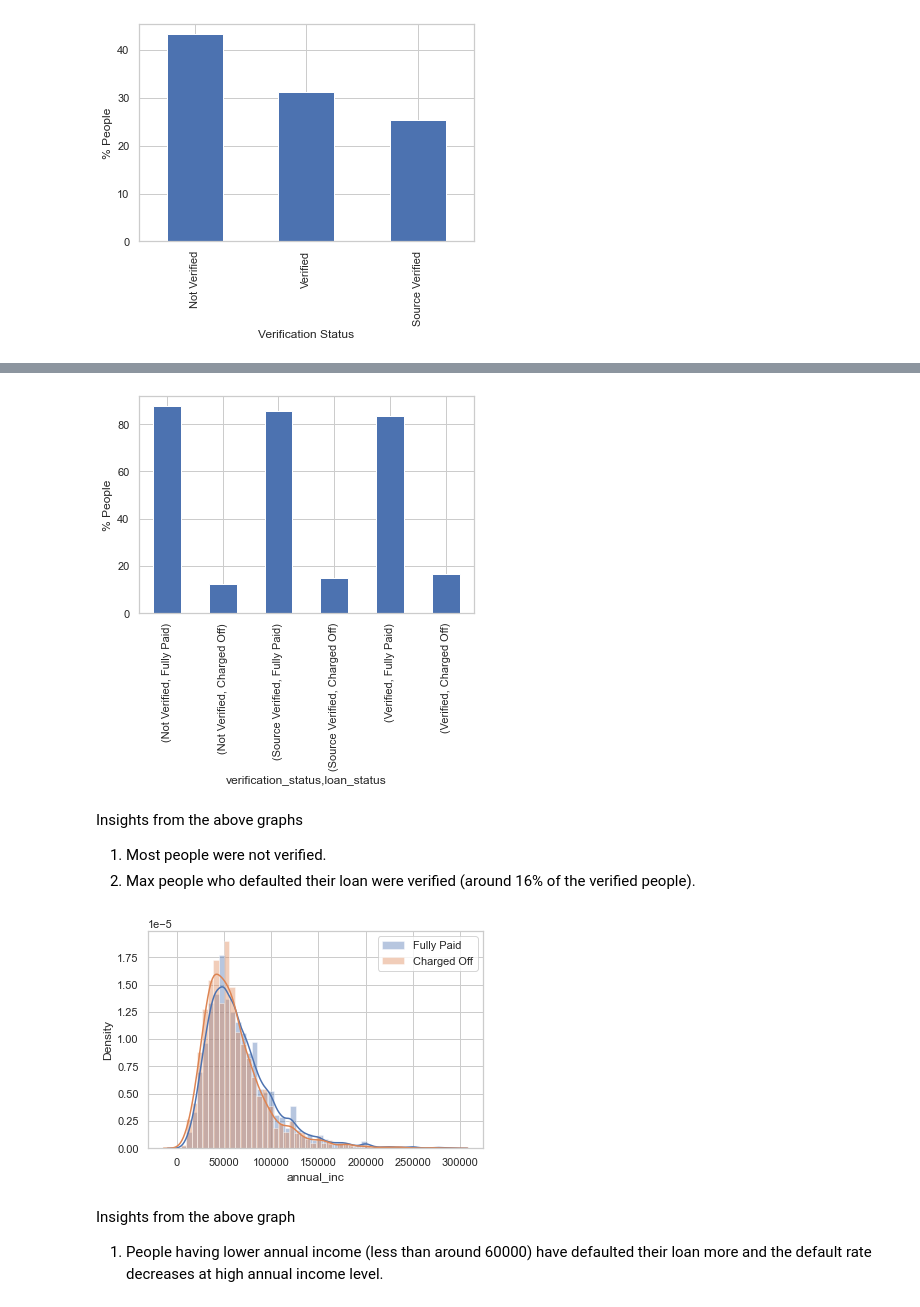
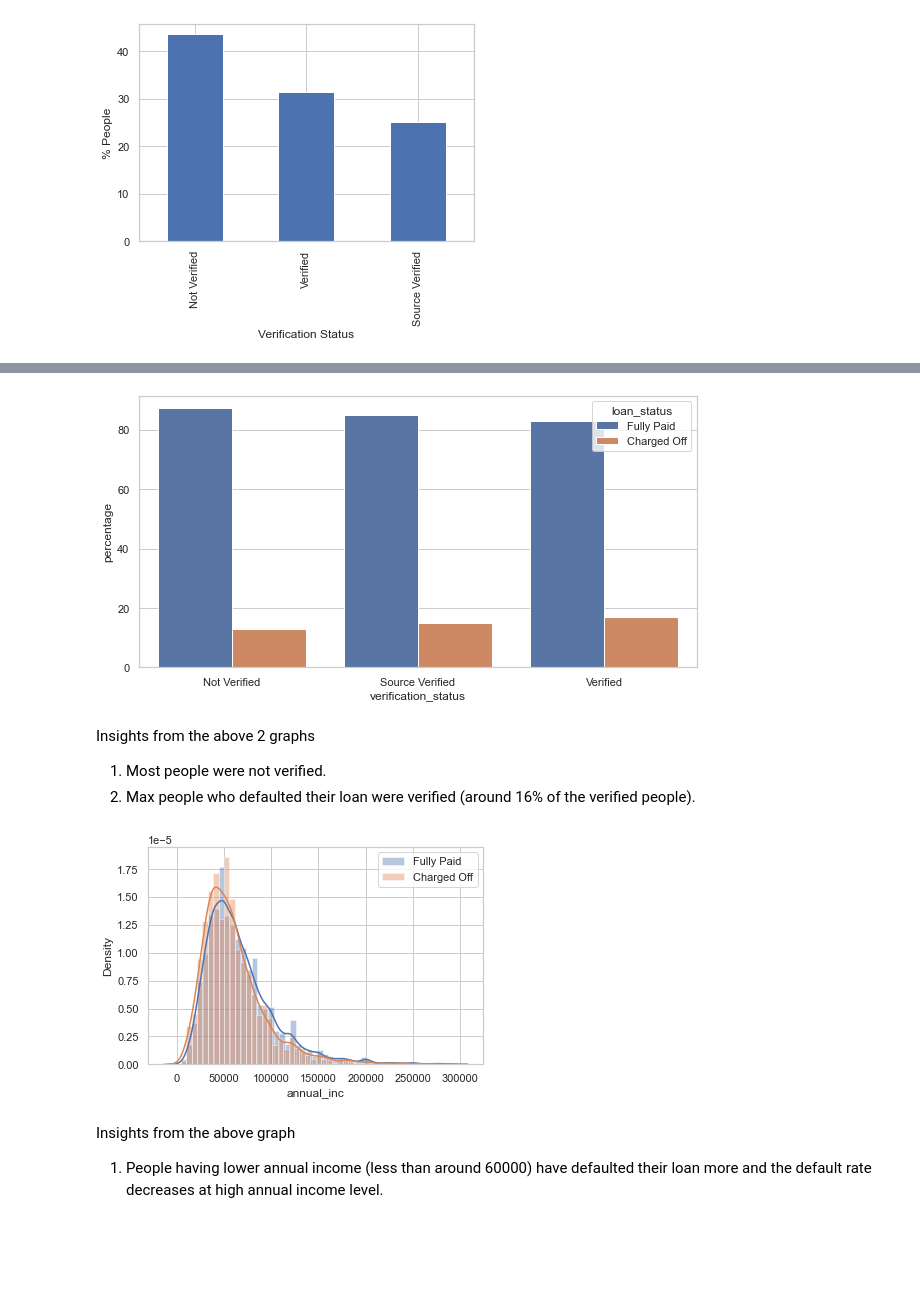
Before and after one commit to Harshulagarwal/LendingClubCaseStudy, a Jupyter notebook: LENDING_CLUB_CASE_STUDY.ipynb, the cells around one changed output, grey strips where cells are left out. Saved outputs shown, nothing was run; the diff lists cells and outputs as text; code cells hidden in the pictures; blank space fills up the shorter version.

```diff
--- a/LENDING_CLUB_CASE_STUDY.ipynb
+++ b/LENDING_CLUB_CASE_STUDY.ipynb
@@ -218,7 +218,7 @@ Index(['id', 'member_id', 'loan_amnt', 'funded_amnt', 'funded_amnt_inv',
 loan = loan.drop(['delinq_2yrs', 'inq_last_6mths', 'open_acc','pub_rec', 'revol_bal', 'revol_util', 'total_acc', 'out_prncp',
                   'out_prncp_inv', 'total_pymnt', 'total_pymnt_inv', 'total_rec_prncp', 'total_rec_int', 'total_rec_late_fee',
                   'recoveries', 'collection_recovery_fee', 'last_pymnt_d', 'last_pymnt_amnt', 'last_credit_pull_d','collections_12_mths_ex_med', 'chargeoff_within_12_mths', 'tax_liens','id', 'member_id',
-                                 'url', 'desc', 'zip_code','pub_rec_bankruptcies','earliest_cr_line'
+                                 'url', 'desc', 'zip_code','pub_rec_bankruptcies','earliest_cr_line','title'
                  ], axis = 1)
 # %%
 #  removing columns 'funded_amnt', 'funded_amnt_inv' since they are processed after lending club analysis so unnecessary wrt to our analysis
@@ -297,6 +287,8 @@ freq          131
 Name: emp_title, dtype: object
 # %% [markdown]
 Can impute emp_title column with mode since it has a categorical values. Thus 'US ARMY' can be used to impute NAN values.
+# %%
+loan['emp_title'].fillna(loan['emp_title'].mode()[0], inplace = True)
 # %%
 loan['emp_length'].describe()
 # %% [output]
@@ -307,3 +299,5 @@ freq           8488
 Name: emp_length, dtype: object
 # %% [markdown]
 Can impute emp_length column with mode since it has a categorical values. Thus '10+ years' can be used to impute NAN values.
+# %%
+loan['emp_length'].fillna(loan['emp_length'].mode()[0], inplace = True)
@@ -322,7 +336,2 @@ max          3.000000
 dtype: float64
-# %%
-# Removing rows where title, employee title, employee length are NAN.
-loan = loan[~loan['title'].isnull()]
-loan = loan[~loan['emp_title'].isnull()]
-loan = loan[~loan['emp_length'].isnull()]
 # %%
@@ -618,10 +617,17 @@ Name: loan_status, dtype: float64
 # %%
-(loan.groupby('verification_status')['loan_status'].value_counts(1)*100).plot.bar(ylabel = '% People')
+verification_status_counts = (loan.groupby('verification_status')['loan_status']
+                     .value_counts(normalize=True)
+                     .rename('percentage')
+                     .mul(100)
+                     .reset_index()
+                     .sort_values('verification_status'))
+plt.figure(figsize=(10,5))
+p = sns.barplot(x="verification_status", y="percentage", hue="loan_status", data=verification_status_counts)
 plt.show()
 # %% [output]
-[figure, old version]
+[figure, new version]
 # %% [markdown]
-Insights from the above graphs
+Insights from the above 2 graphs
 1. Most people were not verified.
 2. Max people who defaulted their loan were verified (around 16% of the verified people).
 # %%
@@ -630,7 +636,7 @@ sns.distplot(loan[loan["loan_status"]=="Charged Off"]['annual_inc'], label="Char
 plt.legend()
 plt.show()
 # %% [output]
-[figure, old version]
+[figure, new version]
 # %% [markdown]
 Insights from the above graph
 1. People having lower annual income (less than around 60000) have defaulted their loan more and the default rate decreases at high annual income level.
```
Also changed, not shown: parts of 93 cells of this notebook.
